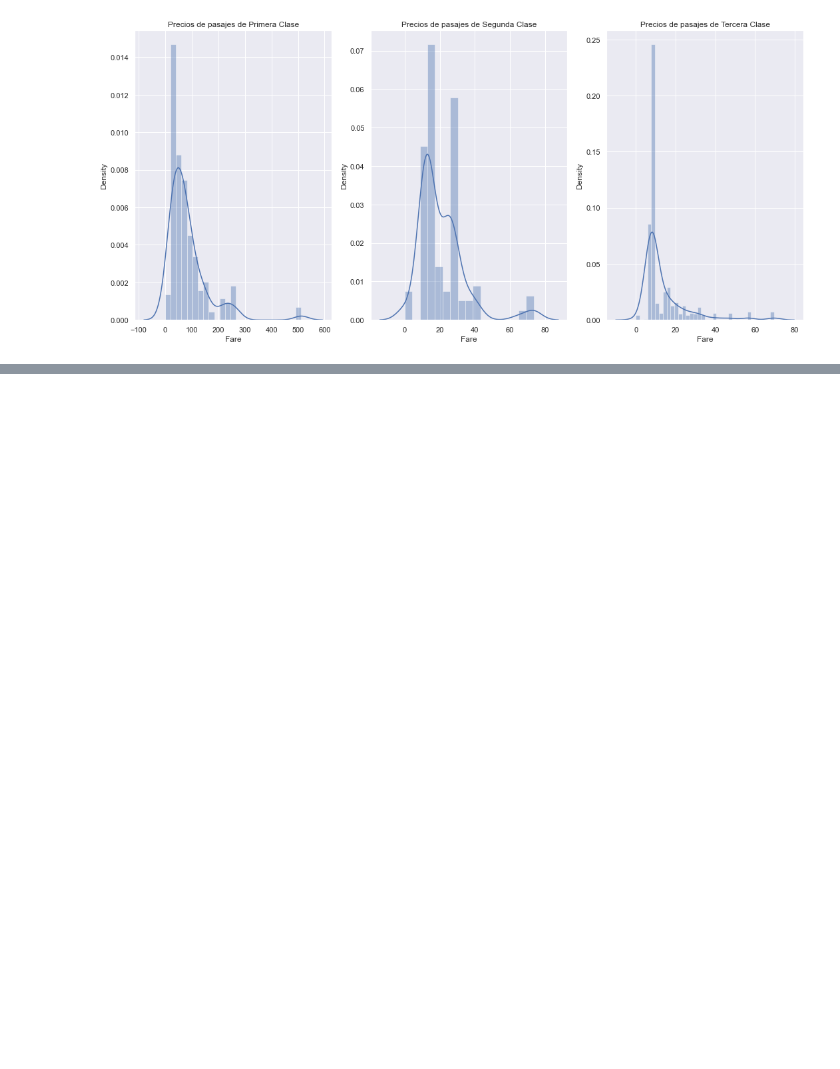
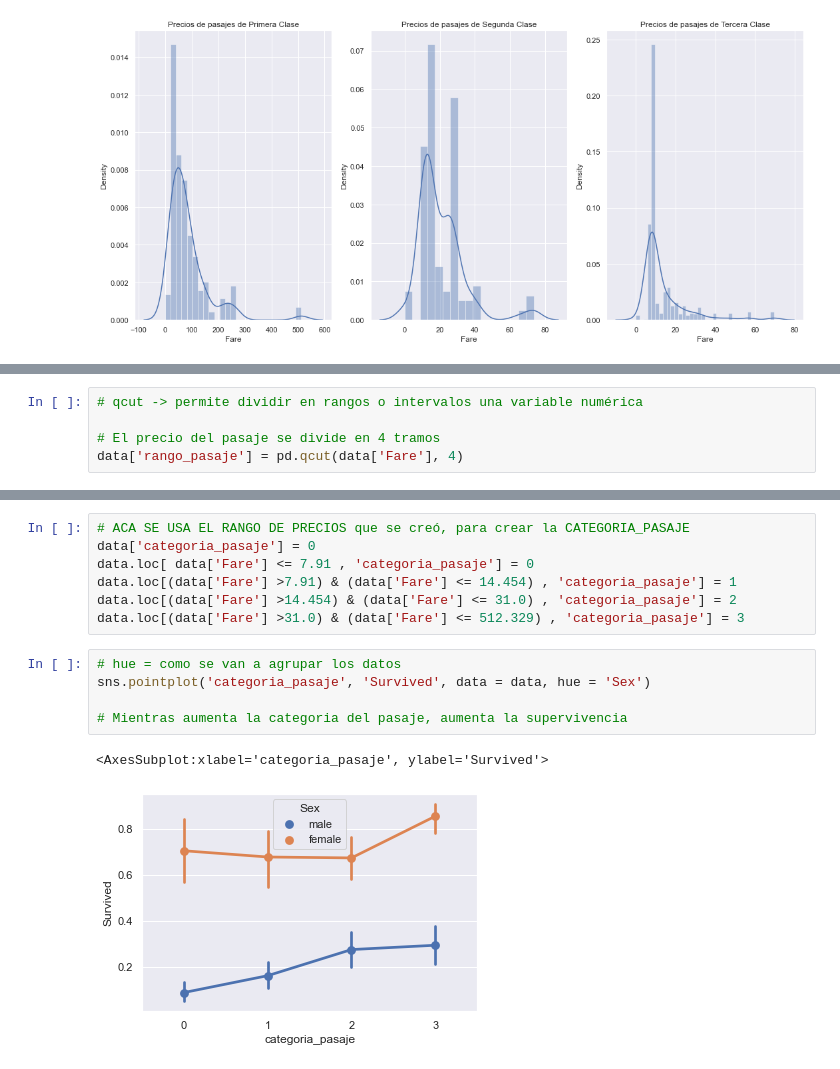
Before and after one commit to albaniamusabeli/Machine-Learning-Titanic, a Jupyter notebook: py-titanic.ipynb, the cells around one changed output, grey strips where cells are left out. Cells and saved outputs as stored; diff of their text form; blank space fills up the shorter version.

```diff
--- a/py-titanic.ipynb
+++ b/py-titanic.ipynb
@@ -239,0 +289,5 @@ Text(0.5, 1.0, 'Precios de pasajes de Tercera Clase')
+# %%
+# qcut -> permite dividir en rangos o intervalos una variable numérica
+
+# El precio del pasaje se divide en 4 tramos
+data['rango_pasaje'] = pd.qcut(data['Fare'], 4)
@@ -239,0 +305,15 @@ Text(0.5, 1.0, 'Precios de pasajes de Tercera Clase')
+# %%
+# ACA SE USA EL RANGO DE PRECIOS que se creó, para crear la CATEGORIA_PASAJE
+data['categoria_pasaje'] = 0
+data.loc[ data['Fare'] <= 7.91 , 'categoria_pasaje'] = 0
+data.loc[(data['Fare'] >7.91) & (data['Fare'] <= 14.454) , 'categoria_pasaje'] = 1
+data.loc[(data['Fare'] >14.454) & (data['Fare'] <= 31.0) , 'categoria_pasaje'] = 2
+data.loc[(data['Fare'] >31.0) & (data['Fare'] <= 512.329) , 'categoria_pasaje'] = 3
+# %%
+# hue = como se van a agrupar los datos
+sns.pointplot('categoria_pasaje', 'Survived', data = data, hue = 'Sex')
+
+# Mientras aumenta la categoria del pasaje, aumenta la supervivencia
+# %% [output]
+<AxesSubplot:xlabel='categoria_pasaje', ylabel='Survived'>
+[figure, added]
```
Also changed, not shown: parts of 11 cells of this notebook.
